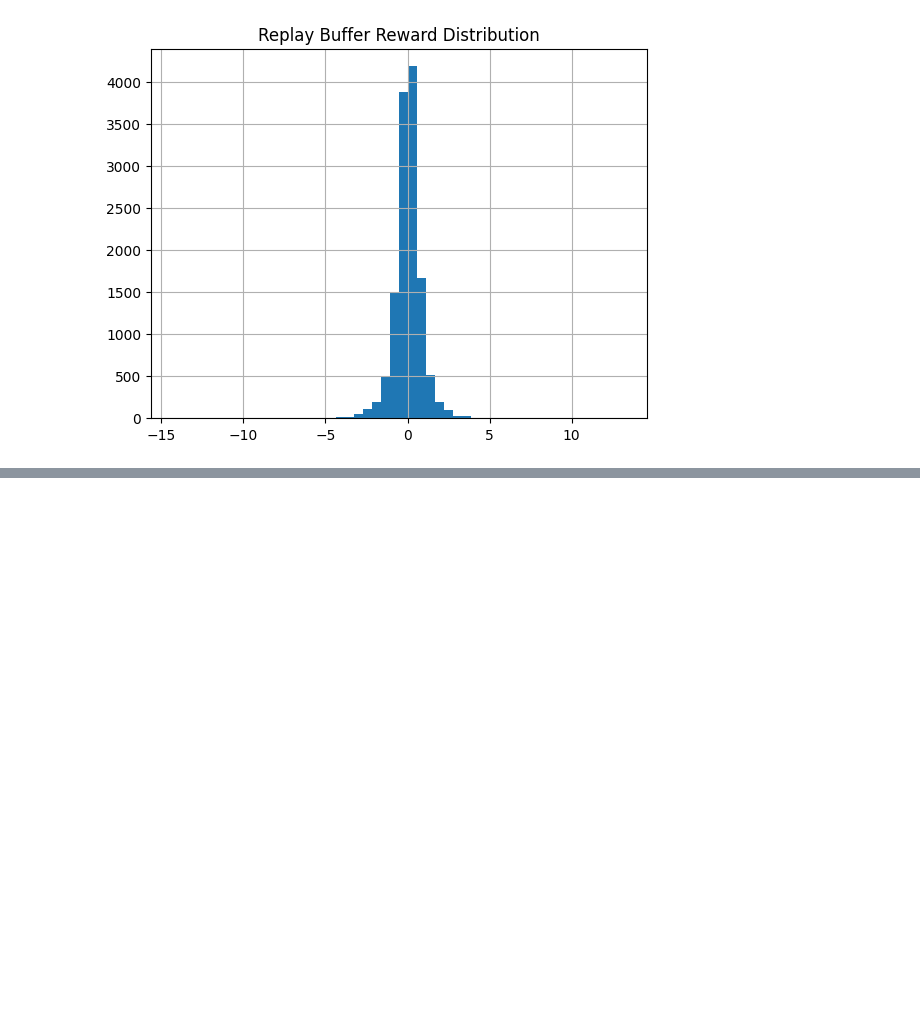
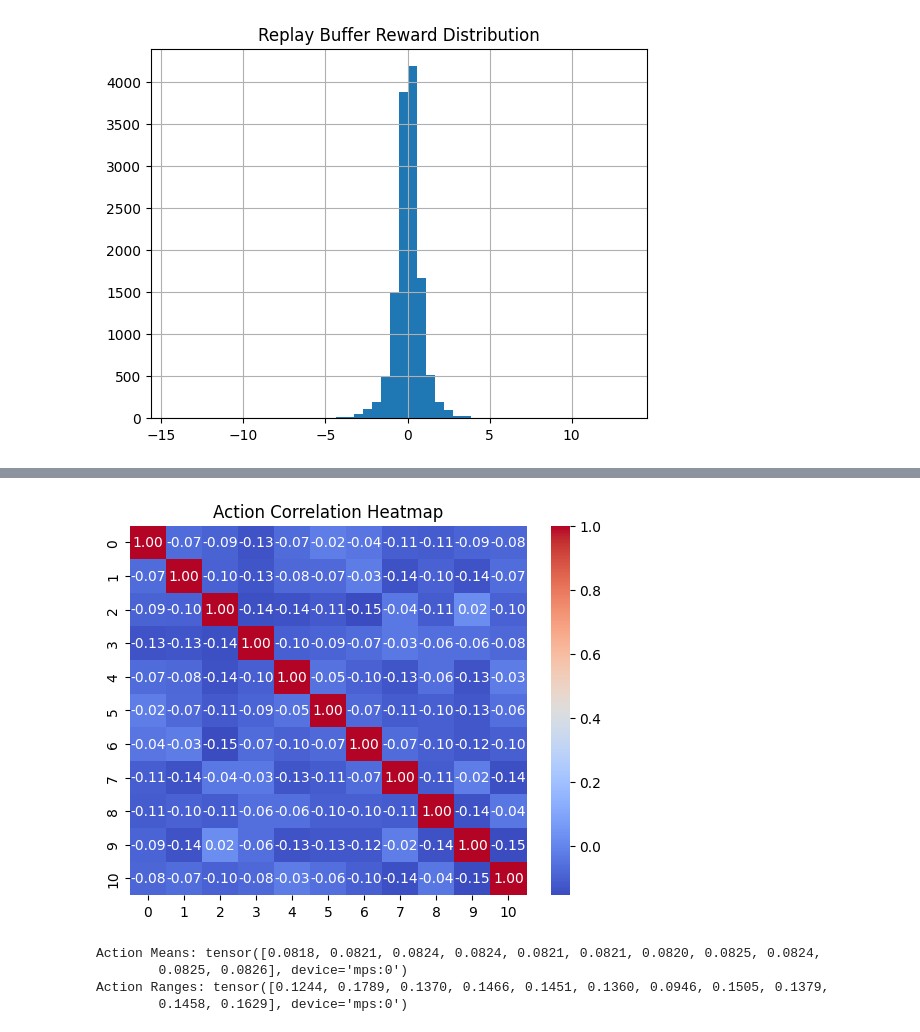
Before and after one commit to mrajancsr/deep-policy-gradient-portfolio, a Jupyter notebook: ddpgportfolio/agent/test.ipynb, the cells around one changed output, grey strips where cells are left out. Saved outputs shown, nothing was run; the diff lists cells and outputs as text; code cells hidden in the pictures; blank space fills up the shorter version.

```diff
--- a/ddpgportfolio/agent/test.ipynb
+++ b/ddpgportfolio/agent/test.ipynb
@@ -215,0 +280,19 @@ np.random.uniform(
+# %%
+import seaborn as sns
+import matplotlib.pyplot as plt
+
+sns.heatmap(action_correlation.cpu().numpy(), annot=True, cmap="coolwarm", fmt=".2f")
+plt.title("Action Correlation Heatmap")
+plt.show()
+# %% [output]
+[figure, added]
+# %%
+action_means = torch.mean(sampled_actions, dim=0)
+action_ranges = torch.max(sampled_actions, dim=0).values - torch.min(sampled_actions, dim=0).values
+print("Action Means:", action_means)
+print("Action Ranges:", action_ranges)
+# %% [output]
+Action Means: tensor([0.0818, 0.0821, 0.0824, 0.0824, 0.0821, 0.0821, 0.0820, 0.0825, 0.0824,
+        0.0825, 0.0826], device='mps:0')
+Action Ranges: tensor([0.1244, 0.1789, 0.1370, 0.1466, 0.1451, 0.1360, 0.0946, 0.1505, 0.1379,
+        0.1458, 0.1629], device='mps:0')
```
Also changed, not shown: parts of 9 cells of this notebook, 3 other files.
